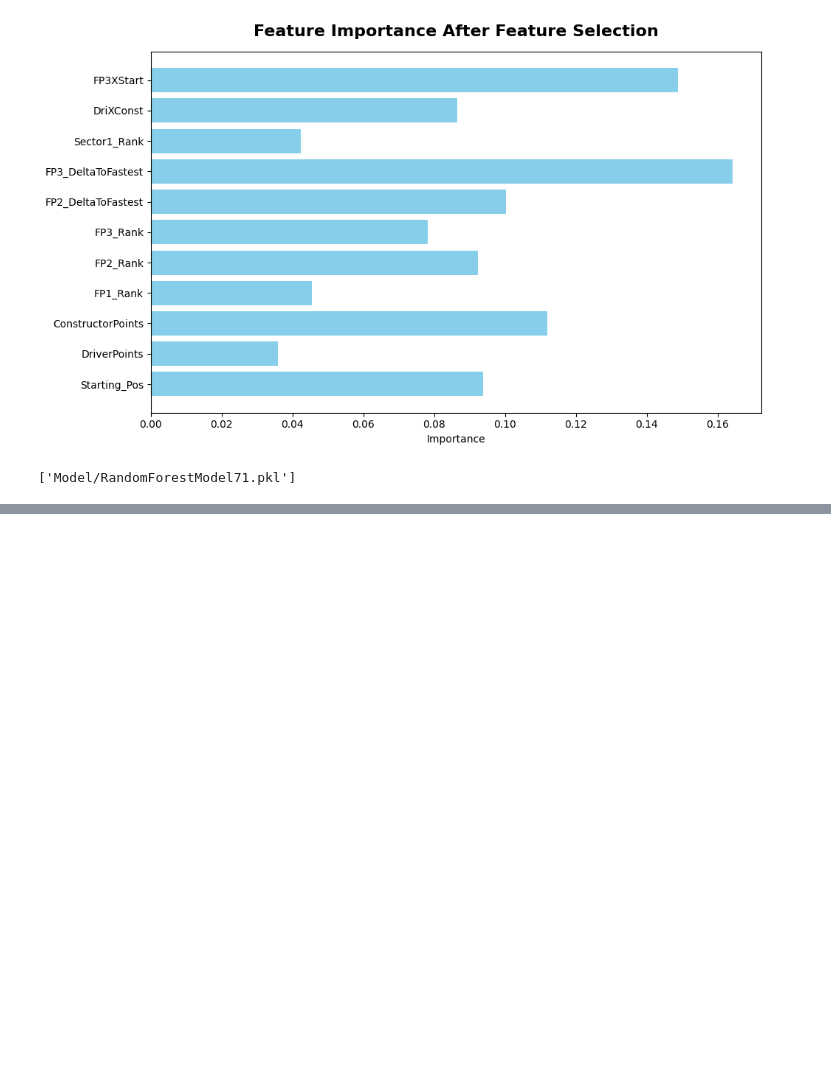
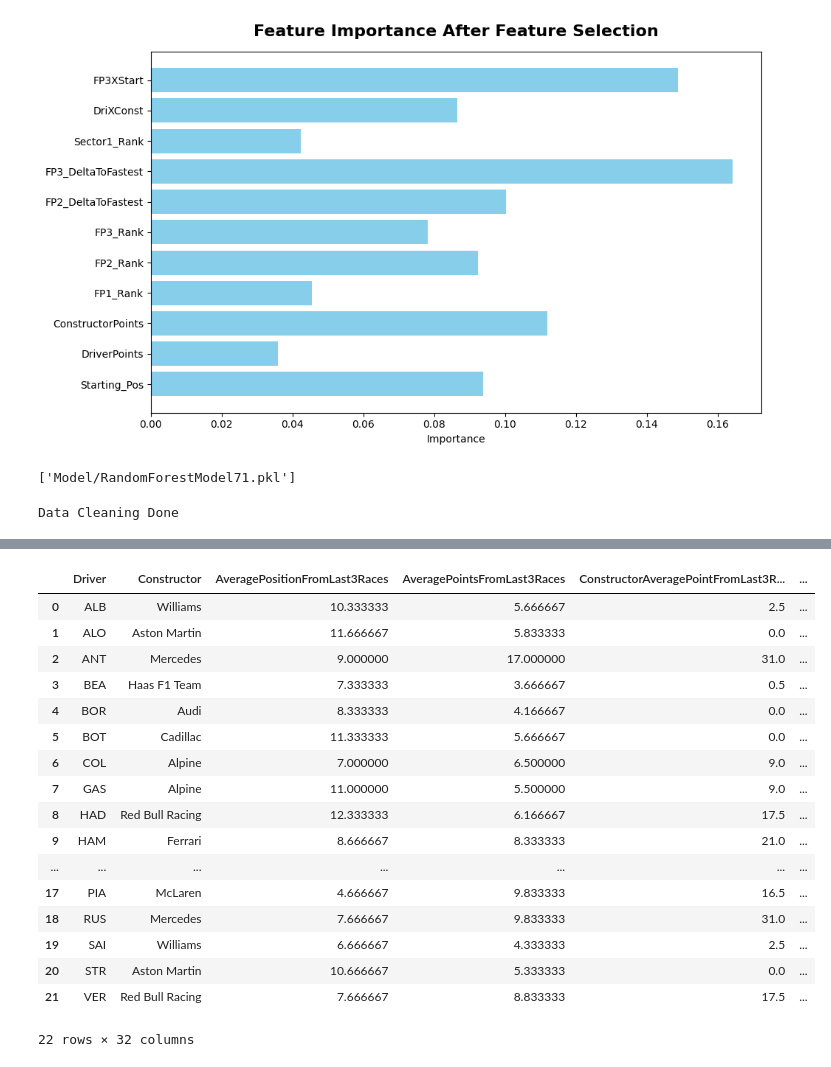
Before and after one commit to SatyamKumar457/F1-2026-Prediction, a Jupyter notebook: Race/06.MonacoGP/ModelTraining.ipynb, the cells around one changed output, grey strips where cells are left out. Drawn from its saved outputs; the diff is of its cells as text; code cells hidden in the pictures; blank space fills up the shorter version.

Commit message:
Model Training & Prediction Done.

```diff
--- a/Race/06.MonacoGP/ModelTraining.ipynb
+++ b/Race/06.MonacoGP/ModelTraining.ipynb
@@ -279,3 +279,55 @@ plt.show()
 joblib.dump(regcv, "Model/RandomForestModel71.pkl")
 # %% [output]
 ['Model/RandomForestModel71.pkl']
+# %%
+MON = pd.read_csv("Data/MonacoGP.csv")
+# %%
+
+MON.dropna(subset=['Qualifying_Time(s)'],inplace=True)
+MON['FP1_BestTime(s)'].fillna(MON['FP1_BestTime(s)'].median(),inplace=True)
+MON['FP2_BestTime(s)'].fillna(MON['FP2_BestTime(s)'].median(),inplace=True)
+MON['FP3_BestTime(s)'].fillna(MON['FP3_BestTime(s)'].median(),inplace=True)
+MON['Sector1Time(s)'].fillna(MON['Sector1Time(s)'].median(),inplace=True)
+MON['Sector2Time(s)'].fillna(MON['Sector2Time(s)'].median(),inplace=True)
+MON['Sector3Time(s)'].fillna(MON['Sector3Time(s)'].median(),inplace=True)
+MON['Average_Laptime(s)'].fillna(MON['Average_Laptime(s)'].mean(),inplace=True)
+MON['AveragePointsFromLast3Races'].fillna(0,inplace=True)
+
+print("Data Cleaning Done")
+
+MON=MON.sort_values('FP1_BestTime(s)', ascending=True).reset_index(drop=True)
+MON['FP1_Rank'] = MON.index+1
+MON=MON.sort_values('FP2_BestTime(s)', ascending=True).reset_index(drop=True)
+MON['FP2_Rank'] = MON.index+1
+MON=MON.sort_values('FP3_BestTime(s)', ascending=True).reset_index(drop=True)
+MON['FP3_Rank'] = MON.index+1
+
+MON['FP1_DeltaToFastest'] = MON['FP1_BestTime(s)'] - MON['FP1_BestTime(s)'].min()
+MON['FP2_DeltaToFastest'] = MON['FP2_BestTime(s)'] - MON['FP2_BestTime(s)'].min()
+MON['FP3_DeltaToFastest'] = MON['FP3_BestTime(s)'] - MON['FP3_BestTime(s)'].min()
+
+MON=MON.sort_values('Sector1Time(s)', ascending=True).reset_index(drop=True)
+MON['Sector1_Rank'] = MON.index+1
+MON=MON.sort_values('Sector2Time(s)', ascending=True).reset_index(drop=True)
+MON['Sector2_Rank'] = MON.index+1
+MON=MON.sort_values('Sector3Time(s)', ascending=True).reset_index(drop=True)
+MON['Sector3_Rank'] = MON.index+1
+
+MON['CombinedSectorTime'] = MON['Sector1Time(s)']+MON['Sector2Time(s)']+MON['Sector3Time(s)']
+MON['CombinedSectorDelta'] = MON['CombinedSectorTime']-MON['CombinedSectorTime'].min()
+
+MON=MON.sort_values('Average_Laptime(s)', ascending=True).reset_index(drop=True)
+MON['LapTime_Rank'] = MON.index+1
+
+MON['DeltaToFastestLap'] = MON['Average_Laptime(s)'] - MON['Average_Laptime(s)'].min()
+
+MON['StartXConst'] = MON['Starting_Pos']*MON['ConstructorPoints']
+MON['DriXConst'] = MON['DriverPoints']*MON['ConstructorPoints']
+MON['FP3XStart'] = MON['FP3_Rank']*MON['Starting_Pos']
+
+
+MON = MON.sort_values('Driver', ascending=True).reset_index(drop=True)
+
+MON
+# %% [output]
+Data Cleaning Done
@@ -281,0 +351,18 @@ joblib.dump(regcv, "Model/RandomForestModel71.pkl")
+|  | Driver | Constructor | AveragePositionFromLast3Races | AveragePointsFromLast3Races | ConstructorAveragePointFromLast3R... | ... |
+| 0 | ALB | Williams | 10.333333 | 5.666667 | 2.5 | ... |
+| 1 | ALO | Aston Martin | 11.666667 | 5.833333 | 0.0 | ... |
+| 2 | ANT | Mercedes | 9.000000 | 17.000000 | 31.0 | ... |
+| 3 | BEA | Haas F1 Team | 7.333333 | 3.666667 | 0.5 | ... |
+| 4 | BOR | Audi | 8.333333 | 4.166667 | 0.0 | ... |
+| 5 | BOT | Cadillac | 11.333333 | 5.666667 | 0.0 | ... |
+| 6 | COL | Alpine | 7.000000 | 6.500000 | 9.0 | ... |
+| 7 | GAS | Alpine | 11.000000 | 5.500000 | 9.0 | ... |
+| 8 | HAD | Red Bull Racing | 12.333333 | 6.166667 | 17.5 | ... |
+| 9 | HAM | Ferrari | 8.666667 | 8.333333 | 21.0 | ... |
+| ... | ... | ... | ... | ... | ... | ... |
+| 17 | PIA | McLaren | 4.666667 | 9.833333 | 16.5 | ... |
+| 18 | RUS | Mercedes | 7.666667 | 9.833333 | 31.0 | ... |
+| 19 | SAI | Williams | 6.666667 | 4.333333 | 2.5 | ... |
+| 20 | STR | Aston Martin | 10.666667 | 5.333333 | 0.0 | ... |
+| 21 | VER | Red Bull Racing | 7.666667 | 8.833333 | 17.5 | ... |
+22 rows × 32 columns
```
Also changed, not shown: parts of 10 cells of this notebook, 1 other file.
